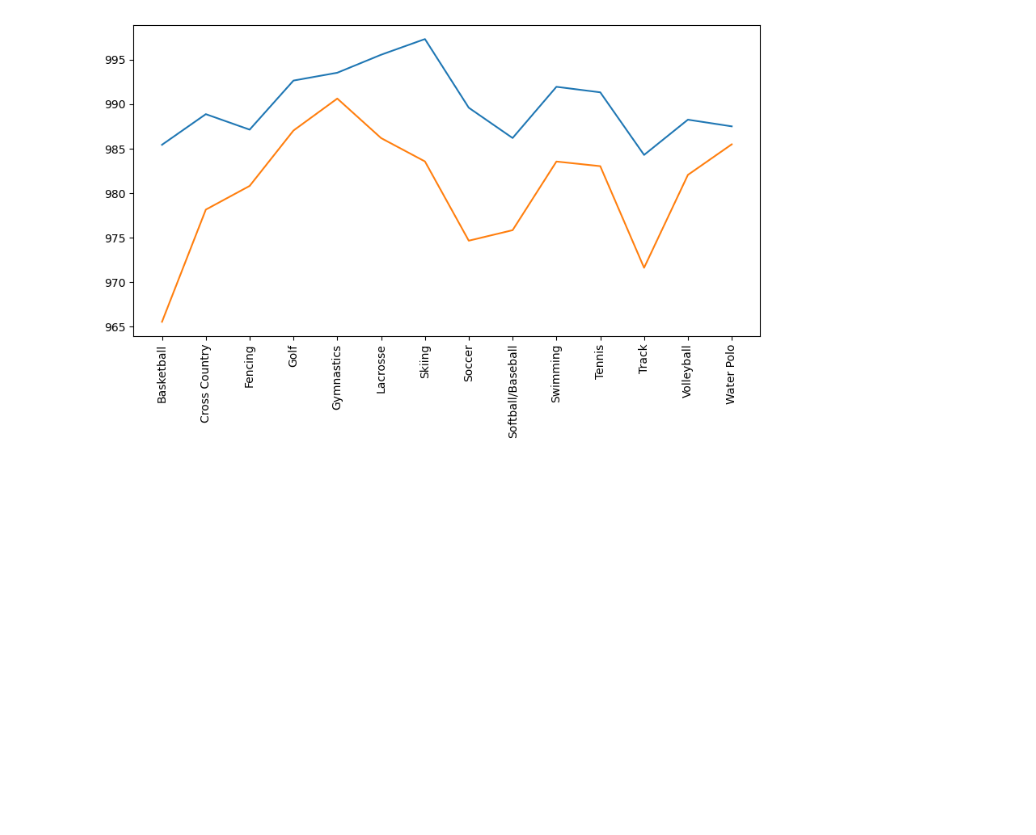
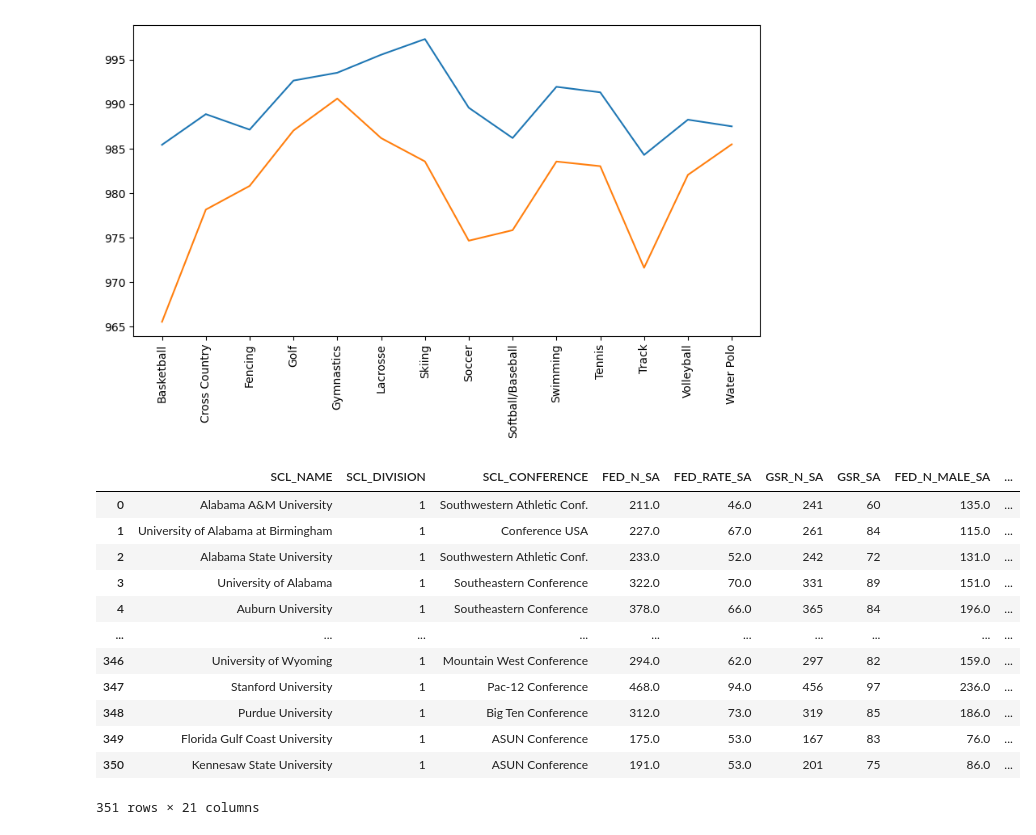
Before and after one commit to ashante112/Project1-Team2, a Jupyter notebook: Project1-Team2/Project1.ipynb, the cells around one changed output. Saved outputs shown, nothing was run; the diff lists cells and outputs as text; code cells hidden in the pictures; blank space fills up the shorter version.

```diff
--- a/Project1-Team2/Project1.ipynb
+++ b/Project1-Team2/Project1.ipynb
@@ -196,0 +195,16 @@ plt.xticks(sport_list,rotation="vertical")
+# %%
+data2_df
+# %% [output]
+|  | SCL_NAME | SCL_DIVISION | SCL_CONFERENCE | FED_N_SA | FED_RATE_SA | GSR_N_SA | GSR_SA | FED_N_MALE_SA | ... |
+| 0 | Alabama A&M University | 1 | Southwestern Athletic Conf. | 211.0 | 46.0 | 241 | 60 | 135.0 | ... |
+| 1 | University of Alabama at Birmingham | 1 | Conference USA | 227.0 | 67.0 | 261 | 84 | 115.0 | ... |
+| 2 | Alabama State University | 1 | Southwestern Athletic Conf. | 233.0 | 52.0 | 242 | 72 | 131.0 | ... |
+| 3 | University of Alabama | 1 | Southeastern Conference | 322.0 | 70.0 | 331 | 89 | 151.0 | ... |
+| 4 | Auburn University | 1 | Southeastern Conference | 378.0 | 66.0 | 365 | 84 | 196.0 | ... |
+| ... | ... | ... | ... | ... | ... | ... | ... | ... | ... |
+| 346 | University of Wyoming | 1 | Mountain West Conference | 294.0 | 62.0 | 297 | 82 | 159.0 | ... |
+| 347 | Stanford University | 1 | Pac-12 Conference | 468.0 | 94.0 | 456 | 97 | 236.0 | ... |
+| 348 | Purdue University | 1 | Big Ten Conference | 312.0 | 73.0 | 319 | 85 | 186.0 | ... |
+| 349 | Florida Gulf Coast University | 1 | ASUN Conference | 175.0 | 53.0 | 167 | 83 | 76.0 | ... |
+| 350 | Kennesaw State University | 1 | ASUN Conference | 191.0 | 53.0 | 201 | 75 | 86.0 | ... |
+351 rows × 21 columns
```
Also changed, not shown: parts of 7 cells of this notebook, 1 other file.
